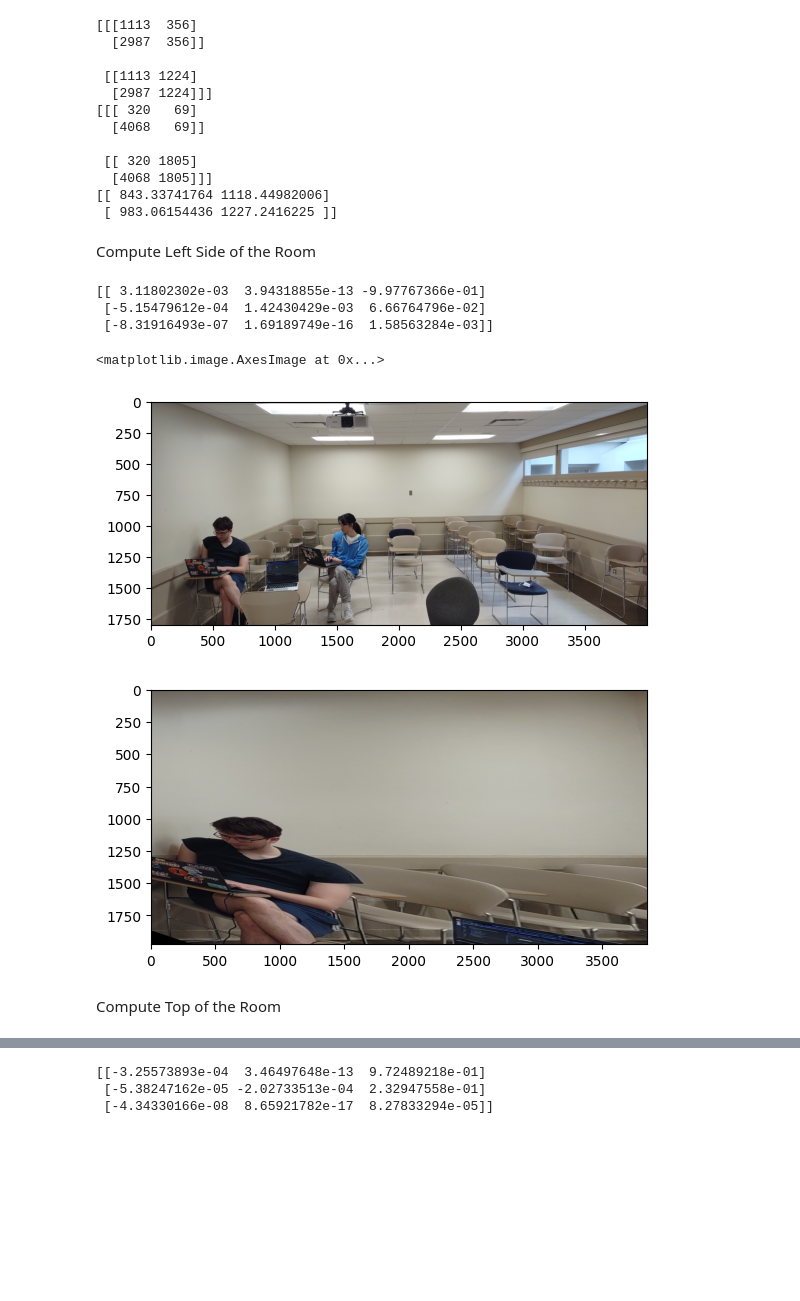
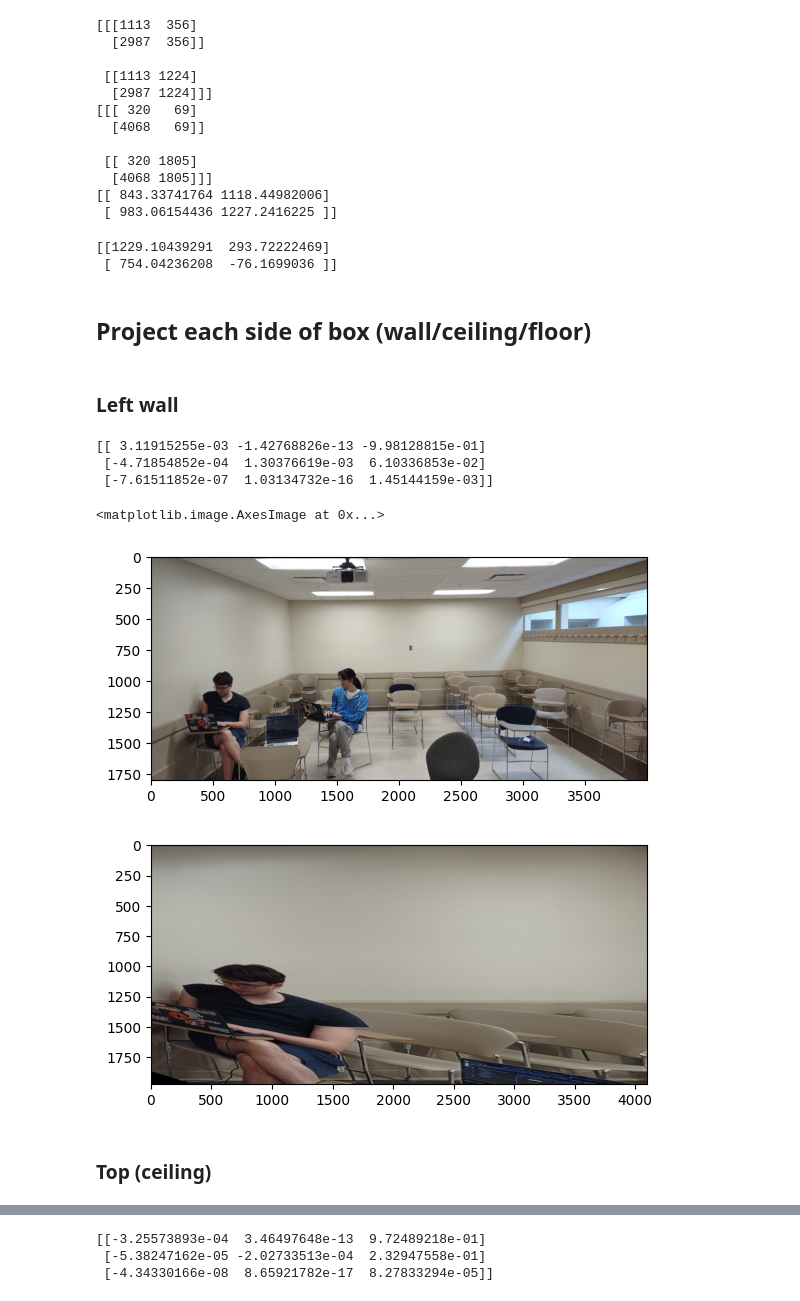
Before and after one commit to AnimeHiyoko/CS-445-Final-Project, a Jupyter notebook: Final_Project.ipynb, the cells around one changed output, grey strips where cells are left out. Cells and saved outputs as stored; diff of their text form; code cells hidden in the pictures; blank space fills up the shorter version.

```diff
--- a/Final_Project.ipynb
+++ b/Final_Project.ipynb
@@ -67,15 +108,0 @@ Compute Depth
-# %%
-# Computing Depth
-
-fstop = 1.7
-focal_length_mm = 5 # TODO use package to auto import from iamges
-aperture_diameter_mm = focal_length_mm / fstop
-
-
-# bottom = np.average([box[1,0], box[1,1]])
-# dv = vp[1] - bottom
-
-# compute dimensions of box
-# f / (va - v0) = d / H
-depth = focal_length_mm * height_box / (aperture_diameter_mm / 2)
-print(depth)
@@ -128,18 +153,20 @@ visible_depths = depth - hidden_depths
   [4068 1805]]]
 [[ 843.33741764 1118.44982006]
  [ 983.06154436 1227.2416225 ]]
+# %%
+print(visible_depths)
+# %% [output]
+[[1229.10439291  293.72222469]
+ [ 754.04236208  -76.1699036 ]]
 # %%
-# homography
-# p' = Hp
-
 def computeHomography(top, bottom, height, depth):
     '''
-    Compute homography that maps from pts1 to pts2 using SVD. Normalization is optional.
+    Compute homography for wall/floor/ceiling.
 
-    Input: pts1 and pts2 are 3xN matrices for N points in homogeneous
-    coordinates.
-
-    Output: H is a 3x3 matrix, such that pts2~=H*pts1
+    - top: 2 points
+    - bottom: 2 points
+    - height: height
+    - depth: depth / length of the box face
     '''
     # TO DO
     # create A
@@ -194,43 +221,46 @@ def computeHomography(top, bottom, height, depth):
     H = V_T.reshape(3,3)
 
     return H
-# %% [markdown]
-Compute Left Side of the Room
+# %% [markdown]
+## Project each side of box (wall/ceiling/floor)
+# %% [markdown]
+### Left wall
 # %%
 # Compute Left
 
 width = int(width_box)
 
-H = computeHomography(left_box[0], left_box[1], width, 2 * width)
+H = computeHomography(left_box[0], left_box[1], width, depth_image)
 print(H)
 
 plt.figure()
 plt.imshow(image_rgb)
 
-
-projectedWidth = 2 * width + 100
+projectedWidth = depth_image # 2 * width + 100
 projectedHeight = width + 100
-Tr = np.array([[1, 0, 0], [0, 1, 0], [0, 0, 1]]).astype('float32')
+Tr = np.array([[1, 0, 0],
+               [0, 1, 0],
+               [0, 0, 1]]).astype('float32') # Translation
 
 # TO DO: warp and blend the two images
 # images location
 # Load an color image in grayscale
 projIm1 = cv2.warpPerspective(image_rgb,
 							  Tr@H,
 							  (projectedWidth,
 		  					   projectedHeight))
 plt.figure()
 
 plt.imshow(projIm1)
 # %% [output]
-[[ 3.11802302e-03  3.94318855e-13 -9.97767366e-01]
- [-5.15479612e-04  1.42430429e-03  6.66764796e-02]
- [-8.31916493e-07  1.69189749e-16  1.58563284e-03]]
+[[ 3.11915255e-03 -1.42768826e-13 -9.98128815e-01]
+ [-4.71854852e-04  1.30376619e-03  6.10336853e-02]
+ [-7.61511852e-07  1.03134732e-16  1.45144159e-03]]
 <matplotlib.image.AxesImage at 0x...>
 [figure]
-[figure, old version]
+[figure, new version]
-# %% [markdown]
-Compute Top of the Room
+# %% [markdown]
+### Top (ceiling)
 # %%
 # Compute TOP
 
```
Also changed, not shown: parts of 20 cells of this notebook.
